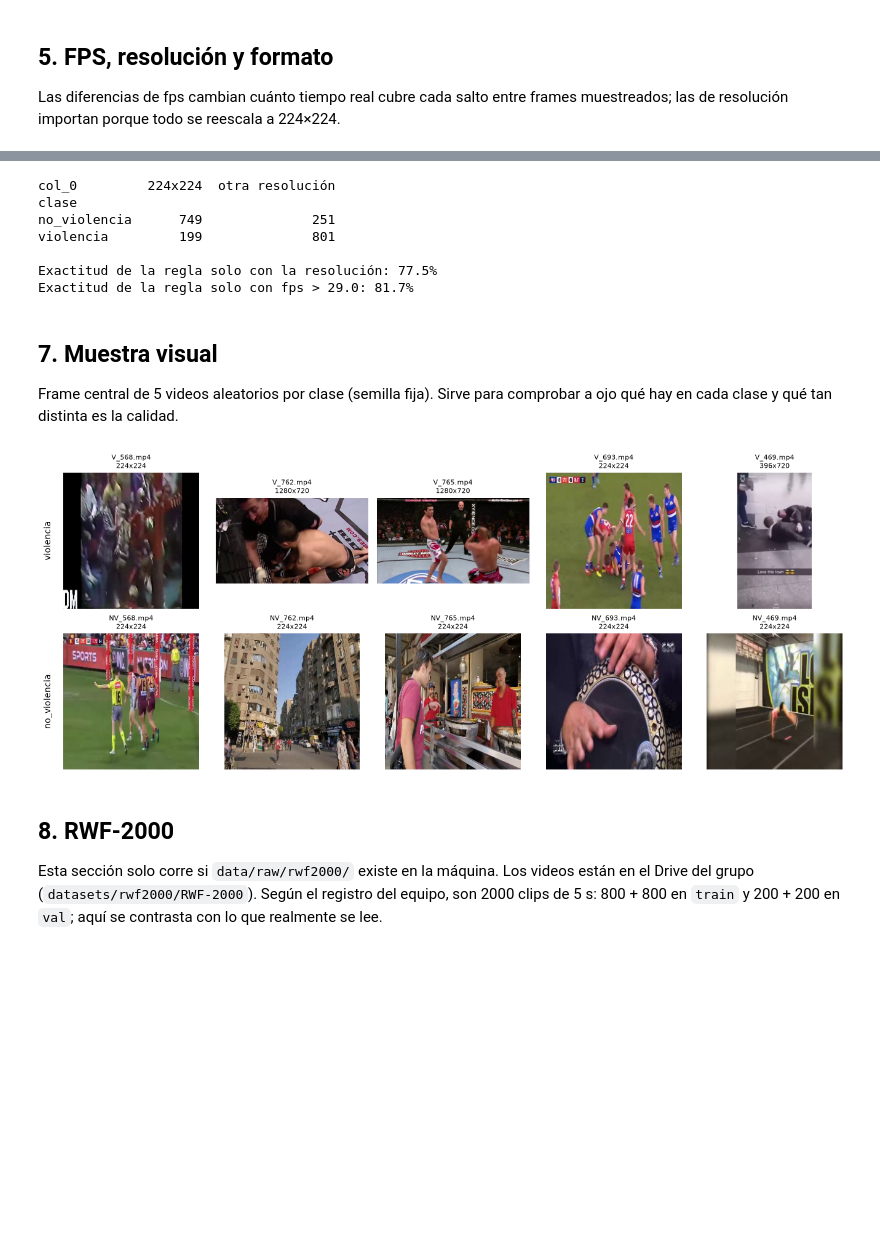
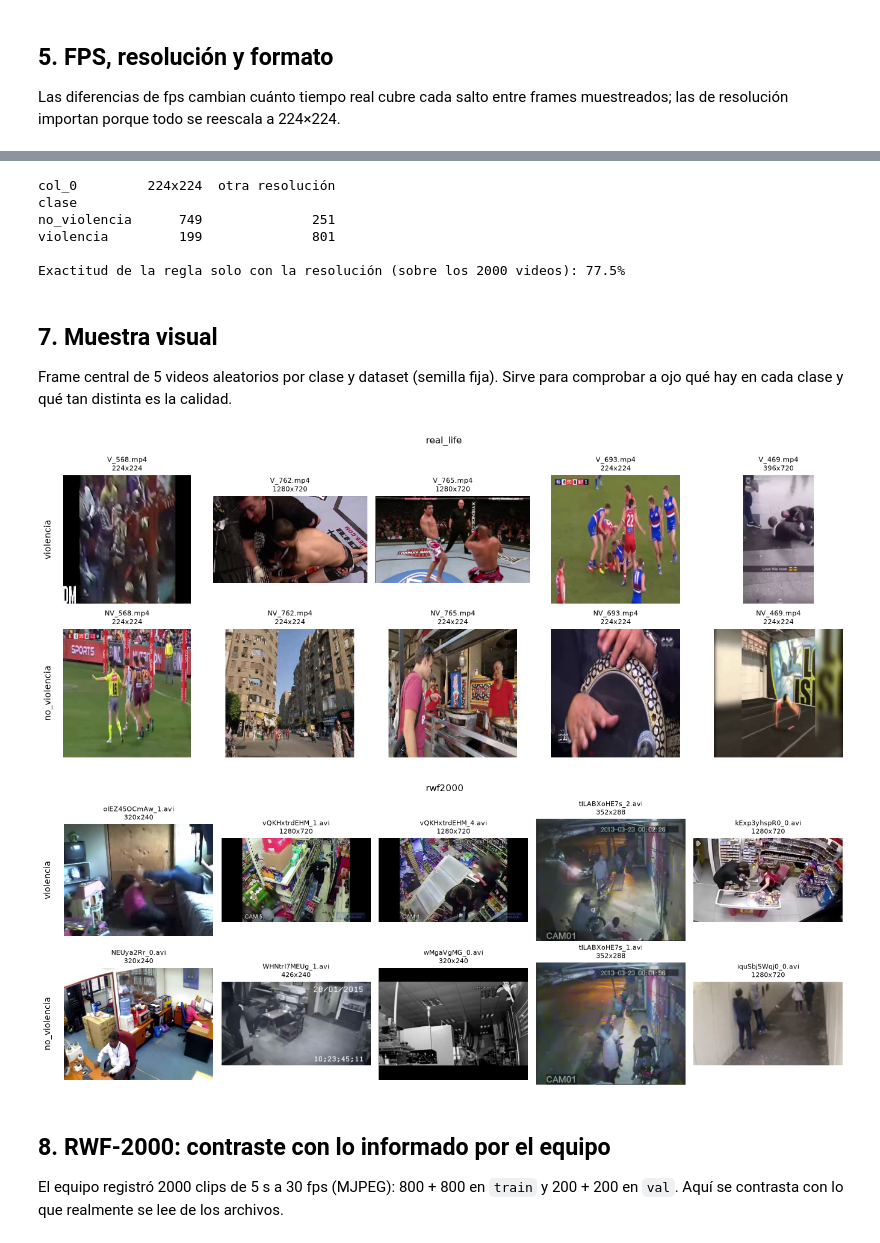
Before and after one commit to ary10220/Security, a Jupyter notebook: notebooks/02_eda_datasets.ipynb, the cells around one changed output, grey strips where cells are left out. Drawn from its saved outputs; the diff is of its cells as text; code cells hidden in the pictures; blank space fills up the shorter version.

```diff
--- a/notebooks/02_eda_datasets.ipynb
+++ b/notebooks/02_eda_datasets.ipynb
@@ -64,6 +65,16 @@ def cargar(nombre: str, carpeta: Path) -> pd.DataFrame:
 real = cargar("real_life", REAL_LIFE_DIR)
 rwf = cargar("rwf2000", RWF_DIR)
 meta = pd.concat([d for d in (real, rwf) if len(d)], ignore_index=True)
+
+# Columnas derivadas usadas mas abajo.
+meta["resolucion"] = meta["ancho"].astype(str) + "x" + meta["alto"].astype(str)
+meta["pixeles"] = meta["ancho"] * meta["alto"]
+# Bitrate aproximado: delata el nivel de compresion del video.
+meta["bitrate_kbps"] = np.where(meta["segundos"] > 0,
+                                meta["bytes"] * 8 / meta["segundos"].where(meta["segundos"] > 0, 1) / 1000, 0.0)
+meta["es_violencia"] = (meta["clase"] == "violencia").astype(int)
+
+DATASETS = list(meta["dataset"].unique())
 print(meta.groupby("dataset").size().to_string())
 # La columna "ruta" (ruta absoluta local) no se muestra para no filtrarla
 # en la salida del notebook que se sube al repo.
@@ -209,63 +277,56 @@ simple posible: *"si el video mide exactamente 224×224, es no violencia"*.
 # %%
-rl = meta[meta["dataset"] == "real_life"].copy()
-es_224 = (rl["ancho"] == 224) & (rl["alto"] == 224)
-
-tabla = pd.crosstab(rl["clase"], es_224.map({True: "224x224", False: "otra resolución"}))
-print(tabla.to_string())
-
-# Exactitud de la regla "224x224 -> no_violencia, otra -> violencia".
-pred = np.where(es_224, "no_violencia", "violencia")
-acc = (pred == rl["clase"]).mean()
-print(f"\nExactitud de la regla solo con la resolución: {acc:.1%}")
-
-# Lo mismo con fps: umbral simple a la mediana global.
-umbral = rl["fps"].median()
-pred_fps = np.where(rl["fps"] > umbral, "violencia", "no_violencia")
-print(f"Exactitud de la regla solo con fps > {umbral:.1f}: {(pred_fps == rl['clase']).mean():.1%}")
+# Regla concreta de Real Life: "si mide exactamente 224x224 -> no violencia".
+rl = meta[meta["dataset"] == "real_life"]
+if len(rl):
+    es_224 = (rl["ancho"] == 224) & (rl["alto"] == 224)
+    print(pd.crosstab(rl["clase"], es_224.map({True: "224x224", False: "otra resolución"})).to_string())
+    pred = np.where(es_224, "no_violencia", "violencia")
+    print(f"\nExactitud de la regla solo con la resolución (sobre los 2000 videos): {(pred == rl['clase']).mean():.1%}")
 # %% [output]
 col_0         224x224  otra resolución
 clase
 no_violencia      749              251
 violencia         199              801
 
-Exactitud de la regla solo con la resolución: 77.5%
-Exactitud de la regla solo con fps > 29.0: 81.7%
+Exactitud de la regla solo con la resolución (sobre los 2000 videos): 77.5%
 # %% [markdown]
 ## 7. Muestra visual
 
-Frame central de 5 videos aleatorios por clase (semilla fija). Sirve para
-comprobar a ojo qué hay en cada clase y qué tan distinta es la calidad.
+Frame central de 5 videos aleatorios por clase y dataset (semilla fija). Sirve
+para comprobar a ojo qué hay en cada clase y qué tan distinta es la calidad.
 # %%
 def frame_central(ruta: str) -> np.ndarray:
     """Devuelve el frame del medio del video en RGB."""
     cap = cv2.VideoCapture(ruta)
     cap.set(cv2.CAP_PROP_POS_FRAMES, int(cap.get(cv2.CAP_PROP_FRAME_COUNT)) // 2)
     ok, frame = cap.read()
     cap.release()
     return cv2.cvtColor(frame, cv2.COLOR_BGR2RGB) if ok else np.zeros((224, 224, 3), np.uint8)
 
 
 N = 5
-fig, ejes = plt.subplots(2, N, figsize=(3 * N, 6))
-for fila, clase in enumerate(["violencia", "no_violencia"]):
-    muestra = rl[rl["clase"] == clase].sample(N, random_state=42)
-    for ax, (_, v) in zip(ejes[fila], muestra.iterrows()):
-        ax.imshow(frame_central(v["ruta"]))
-        ax.set_title(f"{v['archivo']}\n{v['ancho']}x{v['alto']}", fontsize=9)
-        ax.axis("off")
-    ejes[fila][0].text(-0.08, 0.5, clase, transform=ejes[fila][0].transAxes,
-                       rotation=90, va="center", ha="right", fontsize=11)
-plt.tight_layout()
-plt.show()
+for ds in DATASETS:
+    d = meta[meta["dataset"] == ds]
+    fig, ejes = plt.subplots(2, N, figsize=(3 * N, 6))
+    for fila, clase in enumerate(["violencia", "no_violencia"]):
+        muestra = d[d["clase"] == clase].sample(N, random_state=42)
+        for ax, (_, v) in zip(ejes[fila], muestra.iterrows()):
+            ax.imshow(frame_central(v["ruta"]))
+            ax.set_title(f"{v['archivo'][:18]}\n{v['ancho']}x{v['alto']}", fontsize=9)
+            ax.axis("off")
+        ejes[fila][0].text(-0.08, 0.5, clase, transform=ejes[fila][0].transAxes,
+                           rotation=90, va="center", ha="right", fontsize=11)
+    fig.suptitle(ds)
+    plt.tight_layout()
+    plt.show()
 # %% [output]
-[figure, old version]
+[figure, new version]
+[figure, added]
 # %% [markdown]
-## 8. RWF-2000
+## 8. RWF-2000: contraste con lo informado por el equipo
 
-Esta sección solo corre si `data/raw/rwf2000/` existe en la máquina. Los
-videos están en el Drive del grupo (`datasets/rwf2000/RWF-2000`). Según el
-registro del equipo, son 2000 clips de 5 s: 800 + 800 en `train` y
-200 + 200 en `val`; aquí se contrasta con lo que realmente se lee.
+El equipo registró 2000 clips de 5 s a 30 fps (MJPEG): 800 + 800 en `train` y
+200 + 200 en `val`. Aquí se contrasta con lo que realmente se lee de los archivos.
 # %%
 if len(rwf):
     print(rwf.groupby(["split", "clase"]).size().unstack(fill_value=0).to_string())
```
Also changed, not shown: parts of 15 cells of this notebook.
